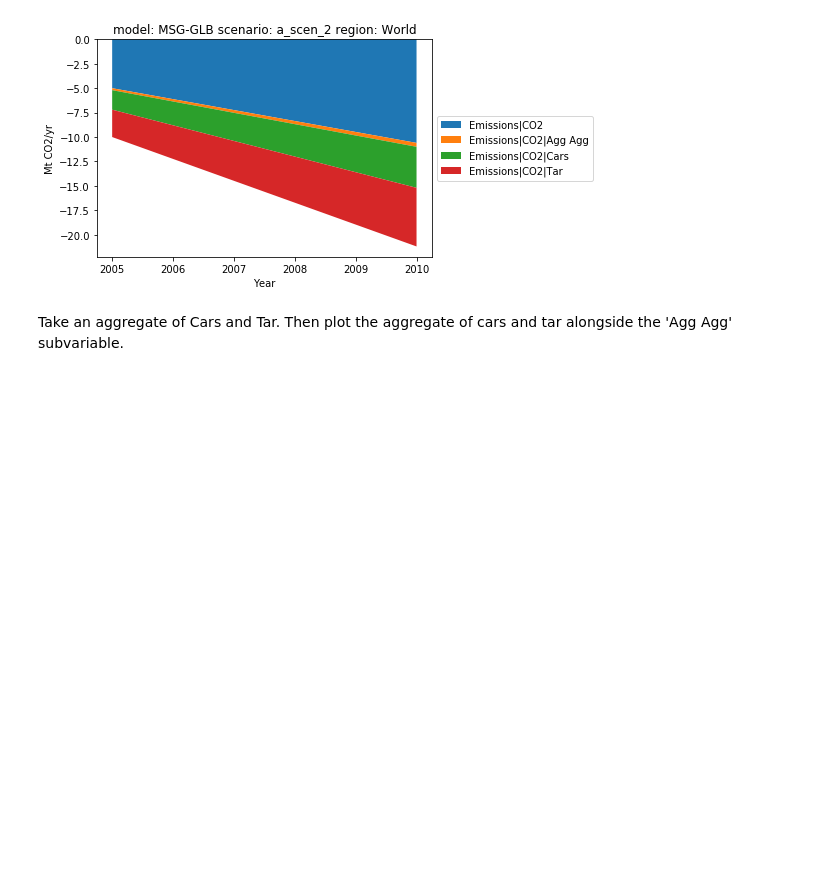
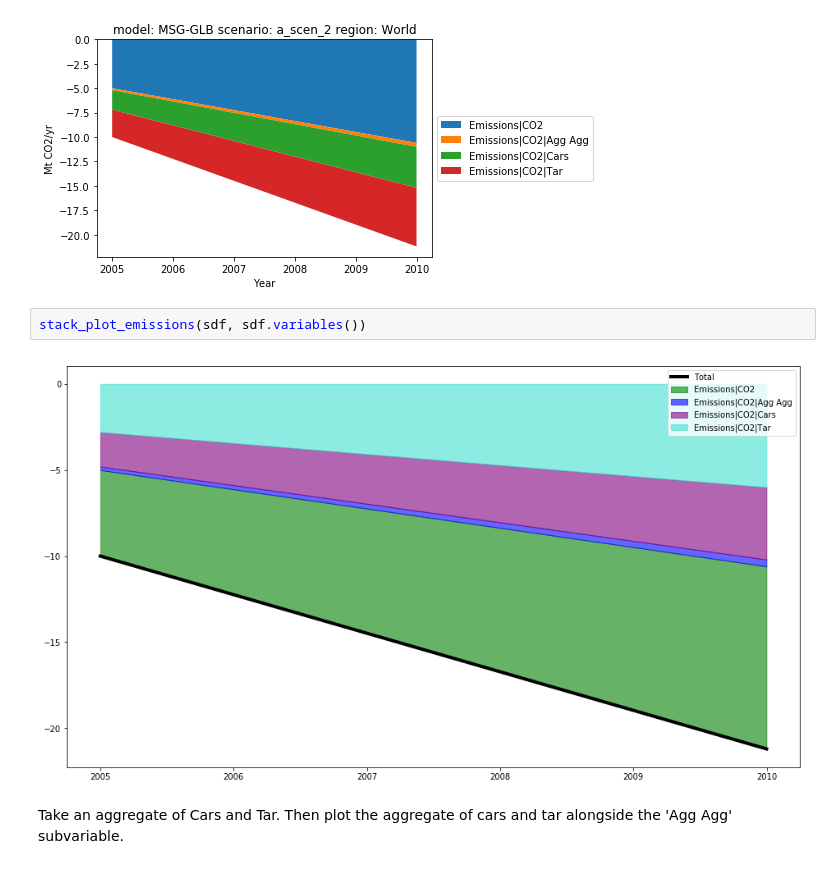
Before and after one commit to IAMconsortium/pyam, a Jupyter notebook: doc/source/tutorials/plot_aggregated_variables.ipynb, the cells around one changed output. Drawn from its saved outputs; the diff is of its cells as text; blank space fills up the shorter version.

```diff
--- a/doc/source/tutorials/plot_aggregated_variables.ipynb
+++ b/doc/source/tutorials/plot_aggregated_variables.ipynb
@@ -71,5 +216,9 @@ sdf.stack_plot()
 # %% [output]
 <matplotlib.axes._subplots.AxesSubplot at 0x...>
 [figure]
+# %%
+stack_plot_emissions(sdf, sdf.variables())
+# %% [output]
+[figure, added]
 # %% [markdown]
 Take an aggregate of Cars and Tar. Then plot the aggregate of cars and tar alongside the 'Agg Agg' subvariable.
```
Also changed, not shown: parts of 10 cells of this notebook, 1 other file.
